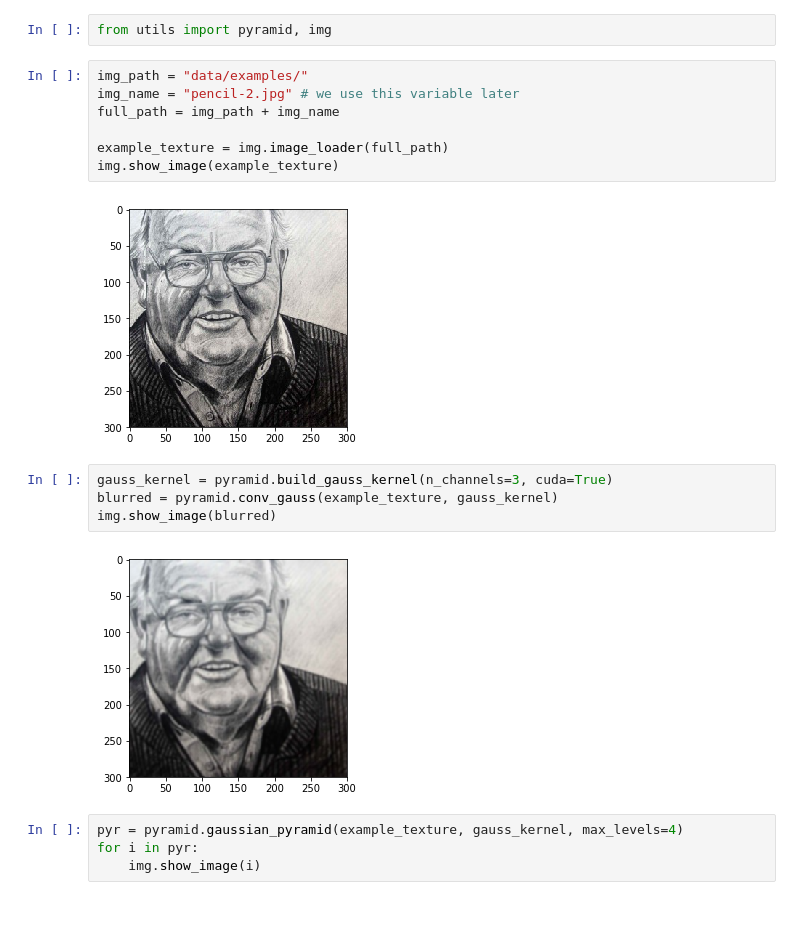
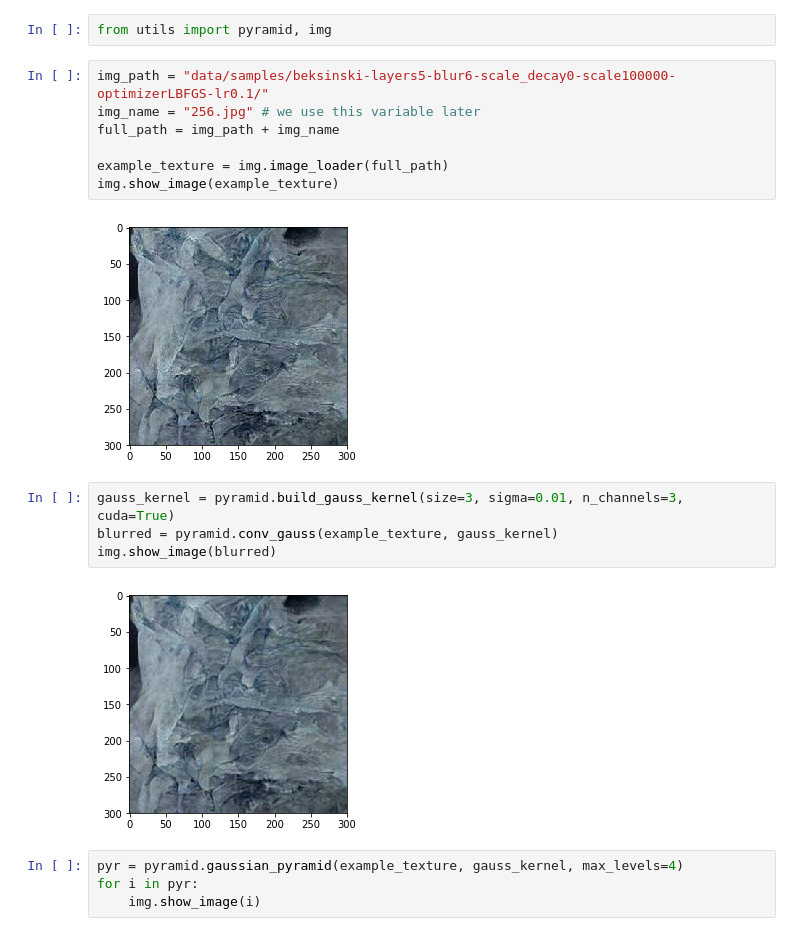
Before and after one commit to Lewington-pitsos/neural_synthesis, a Jupyter notebook: test.py.ipynb, the cells around one changed output. Saved outputs shown, nothing was run; the diff lists cells and outputs as text.

```diff
--- a/test.py.ipynb
+++ b/test.py.ipynb
@@ -1,20 +1,20 @@
 # %%
 from utils import pyramid, img
 # %%
-img_path = "data/examples/"
-img_name = "pencil-2.jpg" # we use this variable later
+img_path = "data/samples/beksinski-layers5-blur6-scale_decay0-scale100000-optimizerLBFGS-lr0.1/"
+img_name = "256.jpg" # we use this variable later
 full_path = img_path + img_name
 
 example_texture = img.image_loader(full_path)
 img.show_image(example_texture)
 # %% [output]
-[figure, old version]
+[figure, new version]
 # %%
-gauss_kernel = pyramid.build_gauss_kernel(n_channels=3, cuda=True)
+gauss_kernel = pyramid.build_gauss_kernel(size=3, sigma=0.01, n_channels=3, cuda=True)
 blurred = pyramid.conv_gauss(example_texture, gauss_kernel)
 img.show_image(blurred)
 # %% [output]
-[figure, old version]
+[figure, new version]
 # %%
 pyr = pyramid.gaussian_pyramid(example_texture, gauss_kernel, max_levels=4)
 for i in pyr:
```
Also changed, not shown: 31 other files.
